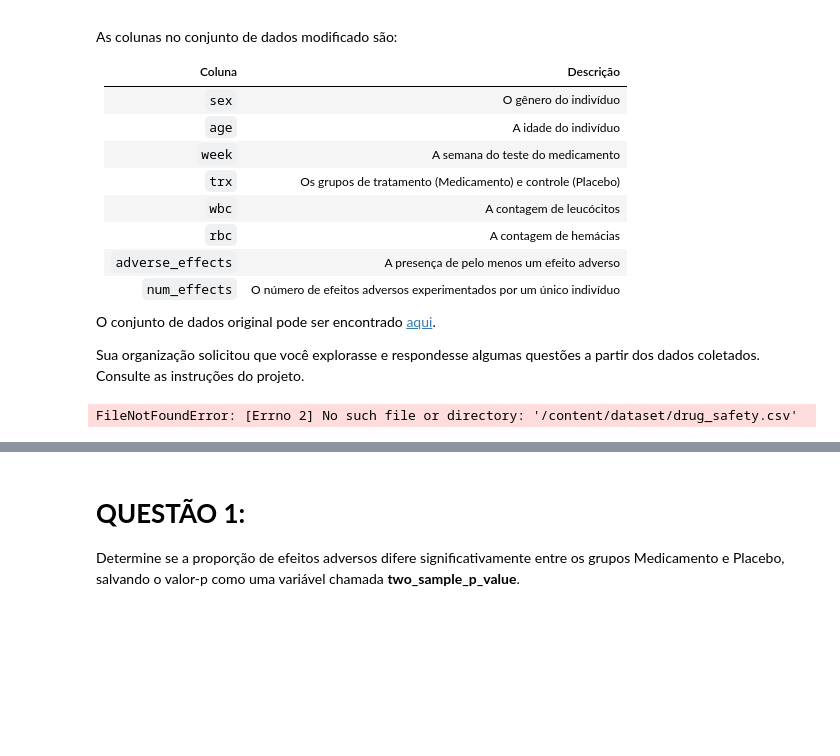
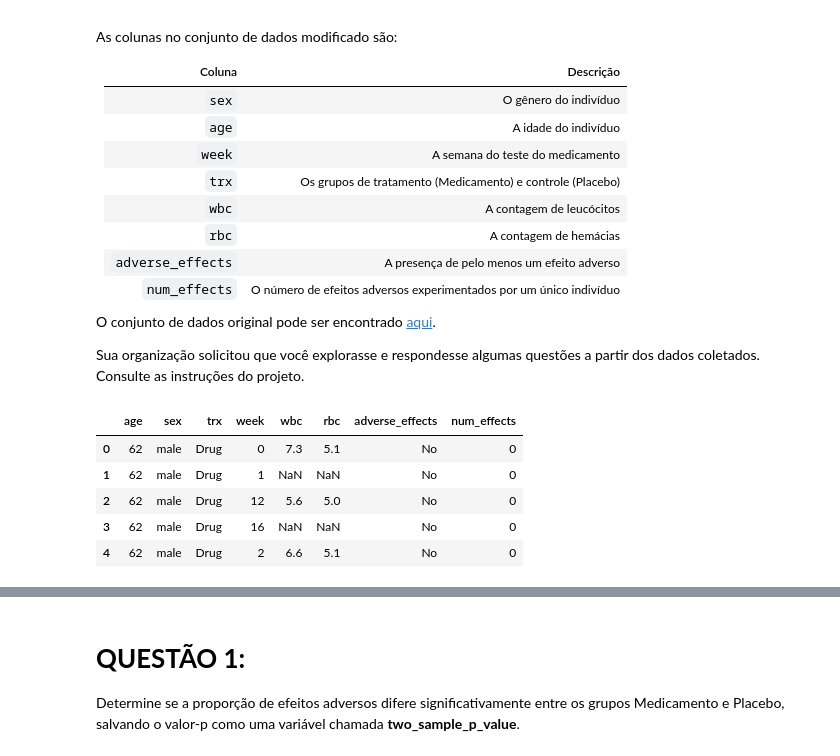
Before and after one commit to joaozz21/Teste_de_Hipoteses_Seguranca_de_Medicamentos, a Jupyter notebook: Teste_de_Hipóteses_na_Área_da_Saúde_Segurança_de_Medicamentos.ipynb, the cells around one changed output, grey strips where cells are left out. Drawn from its saved outputs; the diff is of its cells as text; code cells hidden in the pictures; blank space fills up the shorter version.

```diff
--- a/Teste_de_Hipóteses_na_Área_da_Saúde_Segurança_de_Medicamentos.ipynb
+++ b/Teste_de_Hipóteses_na_Área_da_Saúde_Segurança_de_Medicamentos.ipynb
@@ -28,22 +28,27 @@ O conjunto de dados original pode ser encontrado [aqui](https://hbiostat.org/dat
 
 Sua organização solicitou que você explorasse e respondesse algumas questões a partir dos dados coletados. Consulte as instruções do projeto.
 # %%
-# Importando libraries
+# Importando libs
 import numpy as np
 import pandas as pd
 from statsmodels.stats.proportion import proportions_ztest
 from scipy.stats import chi2_contingency
 from scipy.stats import ttest_ind
 import statsmodels.api as sm
 import matplotlib.pyplot as plt
 import seaborn as sns
 
 # Carregando o dataset
-drug_safety = pd.read_csv('/content/dataset/drug_safety.csv')
+drug_safety = pd.read_csv('https://raw.githubusercontent.com/joaozz21/Teste_de_Hipoteses_Seguranca_de_Medicamentos/refs/heads/main/drug_safety.csv')
 
 # Começando o código...
 drug_safety.head()
 # %% [output]
-FileNotFoundError: [Errno 2] No such file or directory: '/content/dataset/drug_safety.csv'
+|  | age | sex | trx | week | wbc | rbc | adverse_effects | num_effects |
+| 0 | 62 | male | Drug | 0 | 7.3 | 5.1 | No | 0 |
+| 1 | 62 | male | Drug | 1 | NaN | NaN | No | 0 |
+| 2 | 62 | male | Drug | 12 | 5.6 | 5.0 | No | 0 |
+| 3 | 62 | male | Drug | 16 | NaN | NaN | No | 0 |
+| 4 | 62 | male | Drug | 2 | 6.6 | 5.1 | No | 0 |
 # %%
 drug_safety.info()
```
Also changed, not shown: parts of 35 cells of this notebook.
